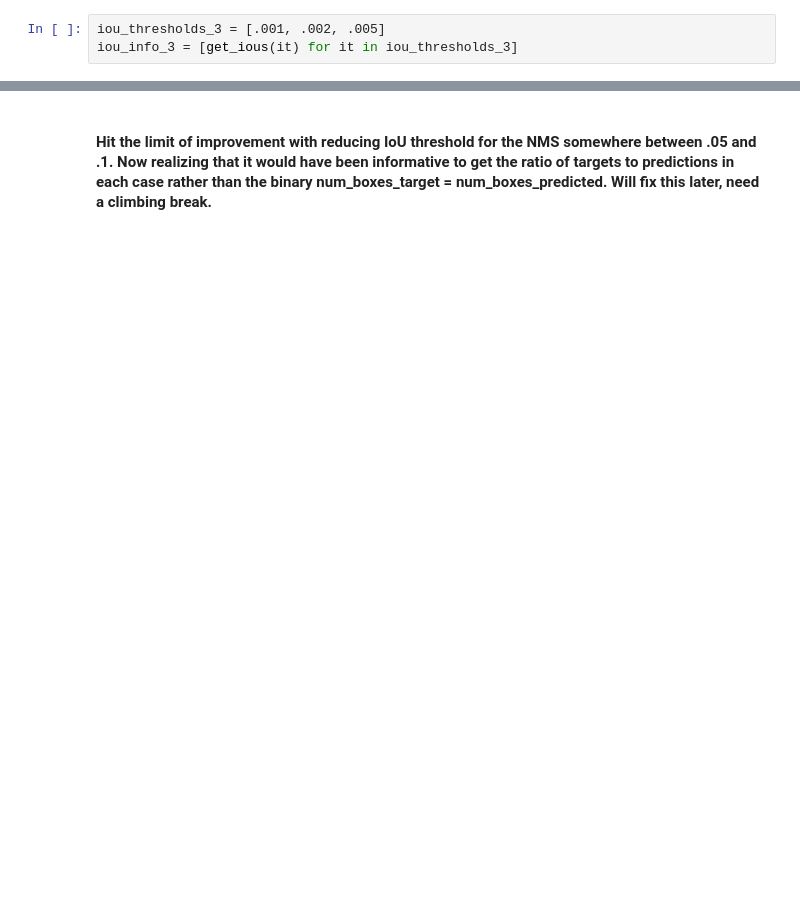
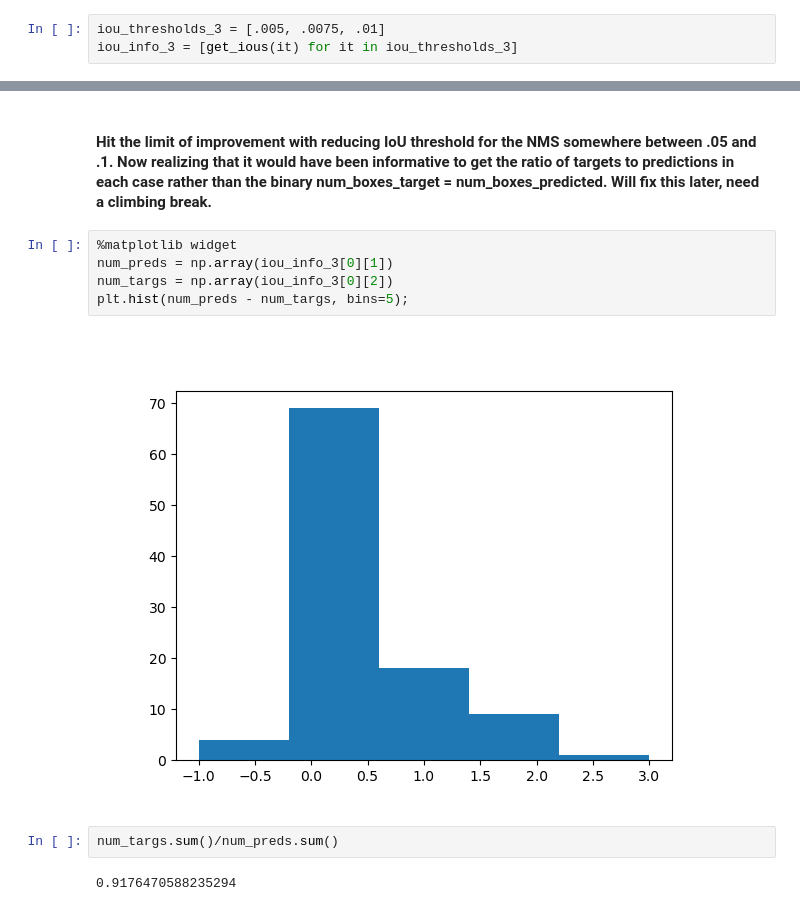
Before and after one commit to wdegraw93/he6-cres-deep-learning, a Jupyter notebook: fasterRCNN/model_interpretation.ipynb, the cells around one changed output, grey strips where cells are left out. Cells and saved outputs as stored; diff of their text form; blank space fills up the shorter version.

```diff
--- a/fasterRCNN/model_interpretation.ipynb
+++ b/fasterRCNN/model_interpretation.ipynb
@@ -351,7 +345,7 @@ plot_ious(iou_info_2, iou_thresholds_2)
 # %% [markdown]
 #### I guess smaller is better, going to continue making the threshold smaller until I see diminishing returns.
 # %%
-iou_thresholds_3 = [.001, .002, .005]
+iou_thresholds_3 = [.005, .0075, .01]
 iou_info_3 = [get_ious(it) for it in iou_thresholds_3]
 # %% [output]
 On image 0
@@ -378,2 +372,13 @@ plot_ious(iou_info_3, iou_thresholds_3)
 # %% [markdown]
 #### Hit the limit of improvement with reducing IoU threshold for the NMS somewhere between .05 and .1. Now realizing that it would have been informative to get the ratio of targets to predictions in each case rather than the binary num_boxes_target = num_boxes_predicted. Will fix this later, need a climbing break.
+# %%
+%matplotlib widget
+num_preds = np.array(iou_info_3[0][1])
+num_targs = np.array(iou_info_3[0][2])
+plt.hist(num_preds - num_targs, bins=5);
+# %% [output]
+[figure, added]
+# %%
+num_targs.sum()/num_preds.sum()
+# %% [output]
+0.9176470588235294
```
Also changed, not shown: parts of 33 cells of this notebook, 3 other files.
